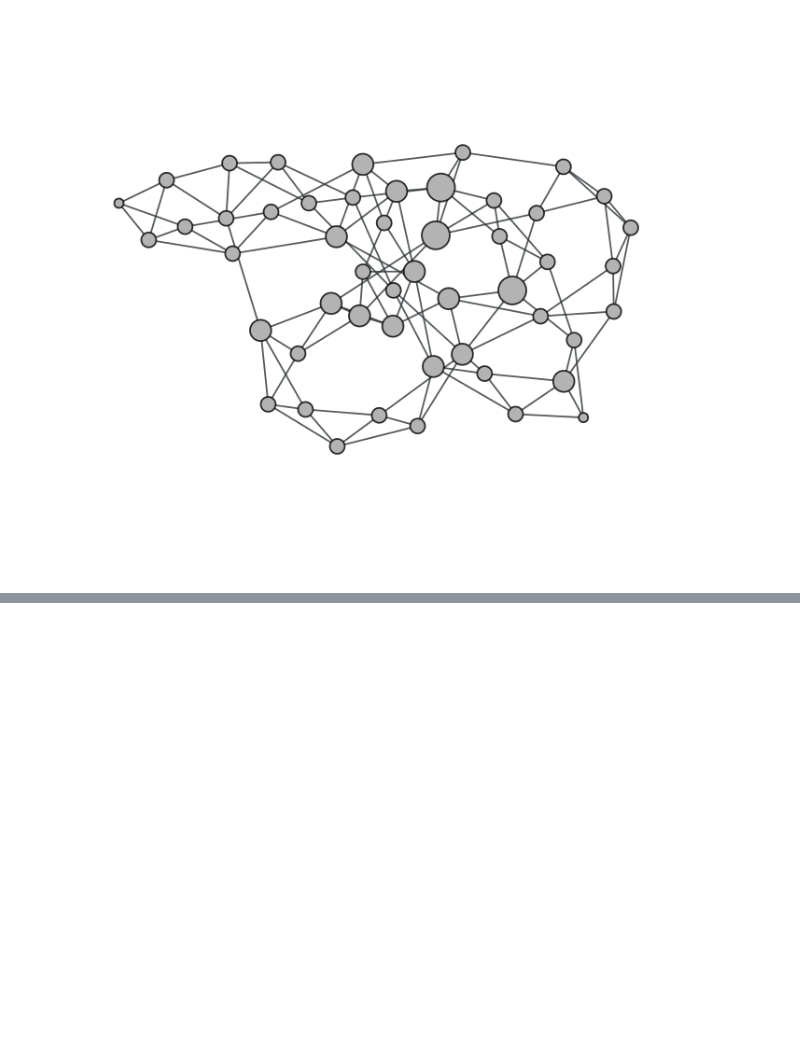
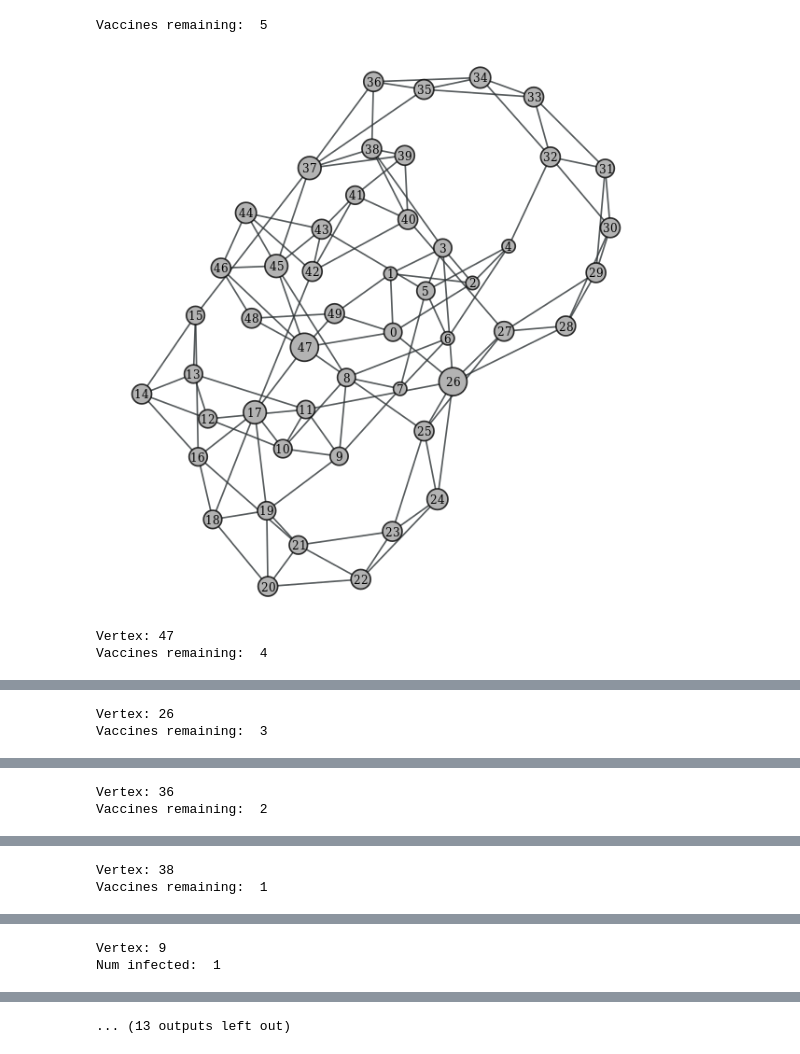
Before and after one commit to ShivamSarodia/VaxBot, a Jupyter notebook: test_bot.ipynb, the cells around one changed output, grey strips where cells are left out. Saved outputs shown, nothing was run; the diff lists cells and outputs as text; code cells hidden in the pictures; blank space fills up the shorter version.

Commit message:
Finish implementing game

```diff
--- a/test_bot.ipynb
+++ b/test_bot.ipynb
@@ -1,7 +1,15 @@
 # %%
 from vax_game import *
-# %%
-game = GameState.easy_game()
-game.show_graph()
-# %% [output]
-[figure, removed]
+# %%
+game = GameState.easy_game()
+while game.stage != game.DONE:
+    game.display()
+    i = input("Vertex: ")
+    game.click(game.graph.vertex(i))
+
+print("Game over! Final infected: ", game.num_infected)
+# %% [output]
+Vaccines remaining:  5
+[figure, added]
+Vertex: 47
+Vaccines remaining:  4
@@ -7,0 +17,2 @@ game.show_graph()
+Vertex: 26
+Vaccines remaining:  3
@@ -7,0 +20,2 @@ game.show_graph()
+Vertex: 36
+Vaccines remaining:  2
@@ -7,0 +23,2 @@ game.show_graph()
+Vertex: 38
+Vaccines remaining:  1
@@ -7,0 +26,2 @@ game.show_graph()
+Vertex: 9
+Num infected:  1
@@ -7,0 +29 @@ game.show_graph()
+... (13 outputs left out)
```
Also changed, not shown: parts of 1 cell of this notebook, 1 other file.
